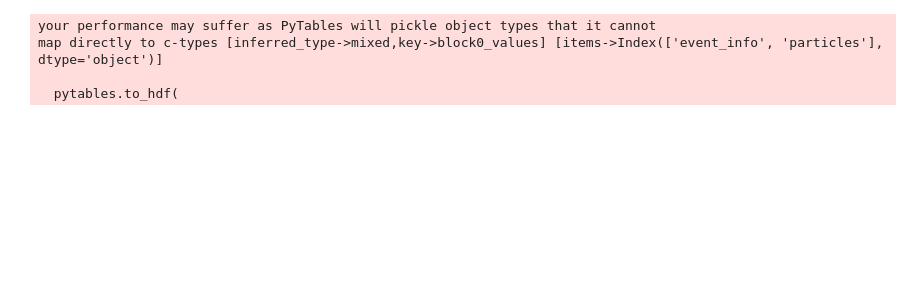
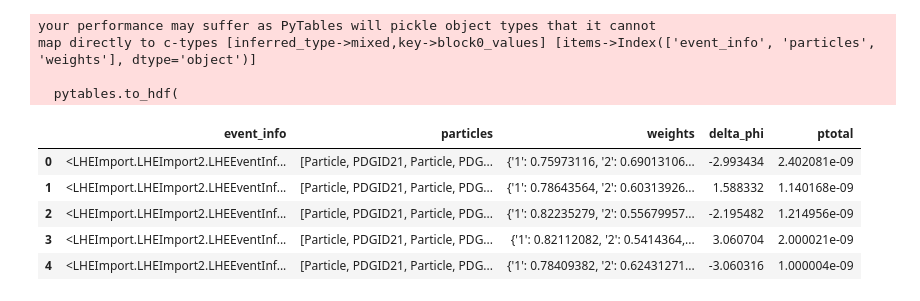
Before and after one commit to craigmadethis/LHEImport, a Jupyter notebook: ttz_03.ipynb, the cells around one changed output. Cells and saved outputs as stored; diff of their text form; code cells hidden in the pictures; blank space fills up the shorter version.

```diff
--- a/ttz_03.ipynb
+++ b/ttz_03.ipynb
@@ -8,13 +8,15 @@ import vector
 plt.style.use(["science", "grid", "high-contrast"])
 plt.rcParams.update({"font.family":"serif", "font.size":20, "figure.figsize":[12,8]})
 # %%
-# data = read_lhe('event_files/lhe/ttZ_events.lhe')
-# data2 = read_lhe('event_files/lhe/ttZ_decayed.lhe')
-# tohdf5(data, 'event_files/hdf5/ttZ', key='undecayed_limited', limit_events=True)
-# tohdf5(data2, 'event_files/hdf5/ttZ', key='decayed_limited', limit_events=True)
+data = read_lhe('event_files/lhe/ttZ_events.lhe')
+data2 = read_lhe('event_files/lhe/ttZ_decayed.lhe')
+tohdf5(data, 'event_files/hdf5/ttZ', key='undecayed_limited', limit_events=True)
+tohdf5(data2, 'event_files/hdf5/ttZ', key='decayed_limited', limit_events=True)
+# data3 = read_lhe('event_files/lhe/ttZ_events.lhe')
+# tohdf5(data3,'event_files/hdf5/ttZ_weighttest', key='weights_unlimited', limit_events=False)
 # %% [output]
 your performance may suffer as PyTables will pickle object types that it cannot
-map directly to c-types [inferred_type->mixed,key->block0_values] [items->Index(['event_info', 'particles'], dtype='object')]
+map directly to c-types [inferred_type->mixed,key->block0_values] [items->Index(['event_info', 'particles', 'weights'], dtype='object')]
 
   pytables.to_hdf(
 # %%
@@ -24,18 +27,27 @@ df = pd.read_hdf('event_files/hdf5/ttZ.h5', 'undecayed_limited')
 # %%
 def deltaphi_tops(particles):
     tops=[]
     for p in particles:
         if p.id==6 or p.id==-6:
             tops.append(p)
     return tops[0].fourvec.deltaphi(tops[1].fourvec)
 
-def ptot(particles):
-    ptot2 = 0
+
+def ptot2(particles):
+    fourvecs=vector.obj(px=0, py=0, pz=0, E=0)
     for p in particles:
-        ptot2 += p.pt**2
-    return np.sqrt(ptot2)
+        fourvecs += p.fourvec
+    return fourvecs.pt
+
 
 df['delta_phi'] = df.apply(lambda r: deltaphi_tops(r['particles']), axis=1)
-df['ptotal'] = df.apply(lambda r: ptot(r['particles']), axis=1)
-# df.head()
+df['ptotal'] = df.apply(lambda r: ptot2(r['particles']), axis=1)
+df.head()
+# %% [output]
+|  | event_info | particles | weights | delta_phi | ptotal |
+| 0 | <LHEImport.LHEImport2.LHEEventInf... | [Particle, PDGID21, Particle, PDG... | {'1': 0.75973116, '2': 0.69013106... | -2.993434 | 2.402081e-09 |
+| 1 | <LHEImport.LHEImport2.LHEEventInf... | [Particle, PDGID21, Particle, PDG... | {'1': 0.78643564, '2': 0.60313926... | 1.588332 | 1.140168e-09 |
+| 2 | <LHEImport.LHEImport2.LHEEventInf... | [Particle, PDGID21, Particle, PDG... | {'1': 0.82235279, '2': 0.55679957... | -2.195482 | 1.214956e-09 |
+| 3 | <LHEImport.LHEImport2.LHEEventInf... | [Particle, PDGID21, Particle, PDG... | {'1': 0.82112082, '2': 0.5414364,... | 3.060704 | 2.000021e-09 |
+| 4 | <LHEImport.LHEImport2.LHEEventInf... | [Particle, PDGID21, Particle, PDG... | {'1': 0.78409382, '2': 0.62431271... | -3.060316 | 1.000004e-09 |
 # %%
```
Also changed, not shown: parts of 8 cells of this notebook, 1 other file.
